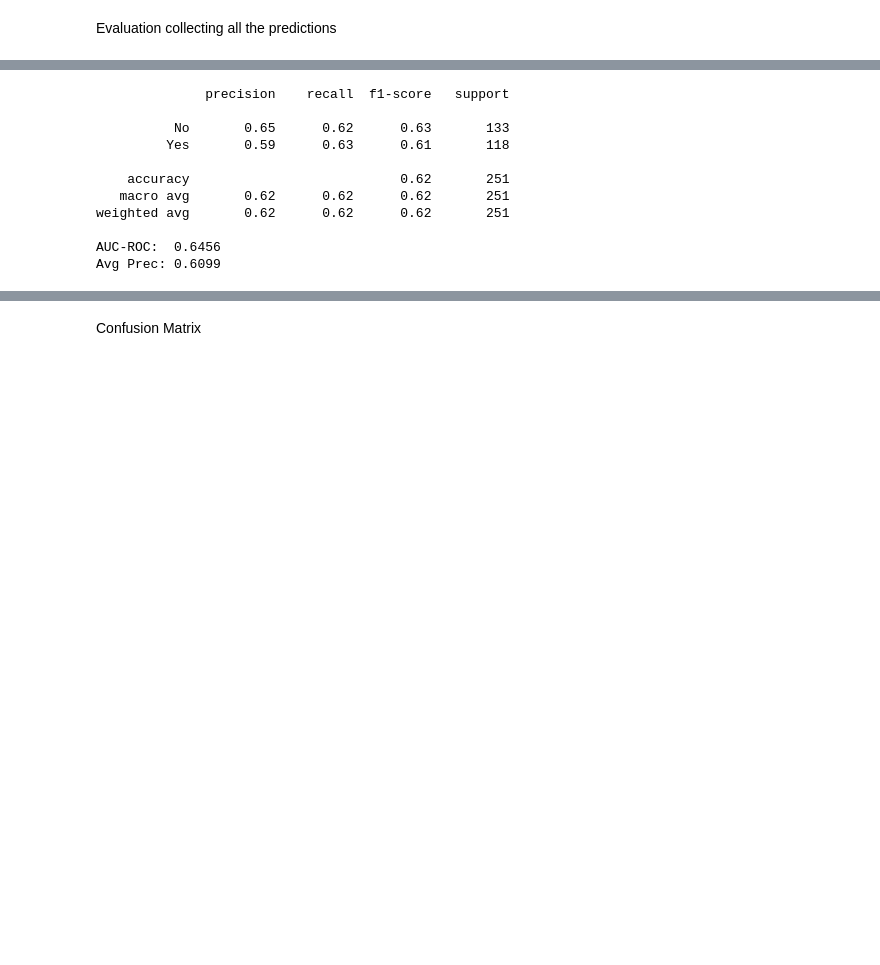
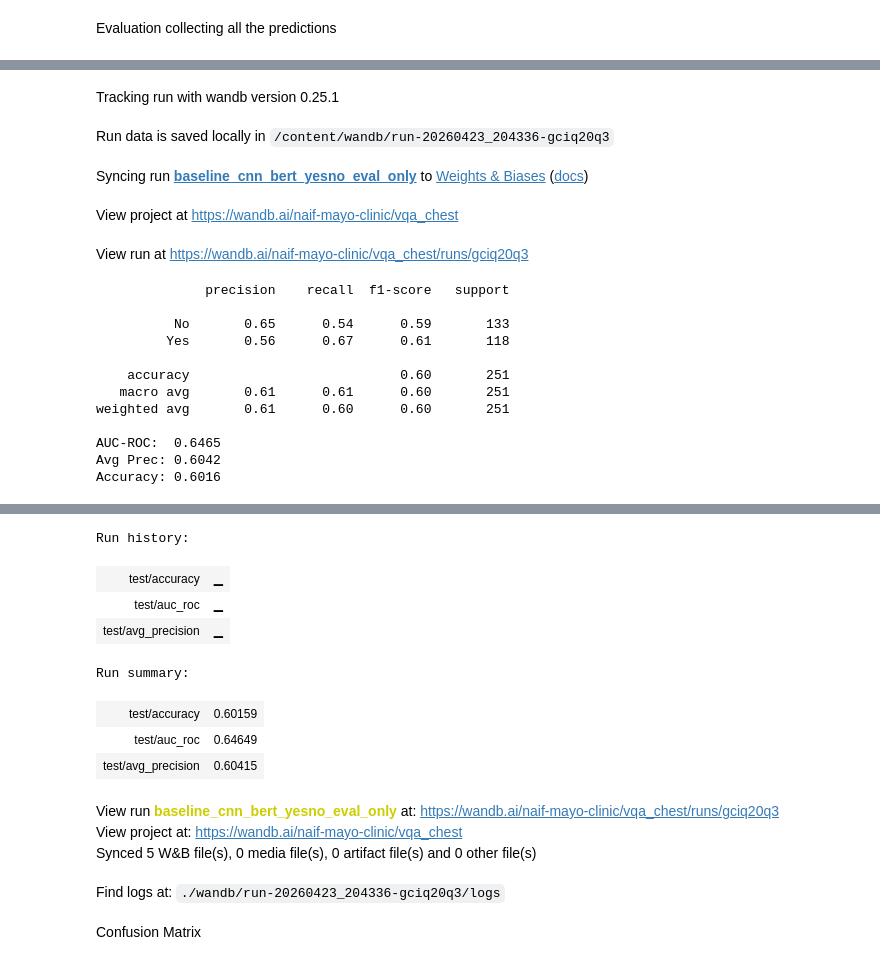
Before and after one commit to Naif-Ganadily/vqa-chest, a Jupyter notebook: notebooks/Baseline.ipynb, the cells around one changed output, grey strips where cells are left out. Drawn from its saved outputs; the diff is of its cells as text; code cells hidden in the pictures; blank space fills up the shorter version.

```diff
--- a/notebooks/Baseline.ipynb
+++ b/notebooks/Baseline.ipynb
@@ -308,19 +366,40 @@ plt.show()
 # %% [markdown]
 Evaluation collecting all the predictions
 # %%
+wandb.init(
+    project="vqa_chest",
+    name="baseline_cnn_bert_yesno_eval_only",
+    config={"mode": "eval_only"},
+)
+
 model.eval()
 all_labels, all_preds, all_probs = [], [], []
 
 with torch.no_grad():
     for images, text_embs, labels in test_loader:
-        logits = model(images.to(device), text_embs.to(device))
+        images    = images.to(device)
+        text_embs = text_embs.to(device)
+        labels    = labels.to(device)
+
+        logits = model(images, text_embs)
         probs  = torch.sigmoid(logits).cpu().numpy()
         preds  = (probs > 0.5).astype(int)
-        all_labels.extend(labels.numpy())
+
+        all_labels.extend(labels.cpu().numpy())
         all_preds.extend(preds)
         all_probs.extend(probs)
 
-print(classification_report(all_labels, all_preds, target_names=["No", "Yes"]))
-print(f"AUC-ROC:  {roc_auc_score(all_labels, all_probs):.4f}")
-print(f"Avg Prec: {average_precision_score(all_labels, all_probs):.4f}")
+report = classification_report(all_labels, all_preds, target_names=["No", "Yes"])
+auc    = roc_auc_score(all_labels, all_probs)
+avg_p  = average_precision_score(all_labels, all_probs)
+acc    = (np.array(all_labels) == np.array(all_preds)).mean()
+
+print(report)
+print(f"AUC-ROC:  {auc:.4f}")
+print(f"Avg Prec: {avg_p:.4f}")
+print(f"Accuracy: {acc:.4f}")
+
+wandb.log({"test/accuracy": acc, "test/auc_roc": auc, "test/avg_precision": avg_p})
+
+wandb.finish()
 # %% [output]
@@ -327,11 +407,17 @@ print(f"Avg Prec: {average_precision_score(all_labels, all_probs):.4f}")
+Tracking run with wandb version 0.25.1
+Run data is saved locally in /content/wandb/run-20260423_204336-gciq20q3
+Syncing run baseline_cnn_bert_yesno_eval_only to Weights & Biases (docs)
+View project at https://wandb.ai/naif-mayo-clinic/vqa_chest
+View run at https://wandb.ai/naif-mayo-clinic/vqa_chest/runs/gciq20q3
               precision    recall  f1-score   support
 
-          No       0.65      0.62      0.63       133
-         Yes       0.59      0.63      0.61       118
+          No       0.65      0.54      0.59       133
+         Yes       0.56      0.67      0.61       118
 
-    accuracy                           0.62       251
-   macro avg       0.62      0.62      0.62       251
-weighted avg       0.62      0.62      0.62       251
+    accuracy                           0.60       251
+   macro avg       0.61      0.61      0.60       251
+weighted avg       0.61      0.60      0.60       251
 
-AUC-ROC:  0.6456
-Avg Prec: 0.6099
+AUC-ROC:  0.6465
+Avg Prec: 0.6042
+Accuracy: 0.6016
@@ -338,3 +425,15 @@ Avg Prec: 0.6099
+Run history:
+| test/accuracy | ▁ |
+| test/auc_roc | ▁ |
+| test/avg_precision | ▁ |
+Run summary:
+| test/accuracy | 0.60159 |
+| test/auc_roc | 0.64649 |
+| test/avg_precision | 0.60415 |
+View run baseline_cnn_bert_yesno_eval_only at: https://wandb.ai/naif-mayo-clinic/vqa_chest/runs/gciq20q3
+View project at: https://wandb.ai/naif-mayo-clinic/vqa_chest
+Synced 5 W&B file(s), 0 media file(s), 0 artifact file(s) and 0 other file(s)
+Find logs at: ./wandb/run-20260423_204336-gciq20q3/logs
 # %% [markdown]
 Confusion Matrix
 # %%
```
Also changed, not shown: parts of 18 cells of this notebook, 5 other files.
